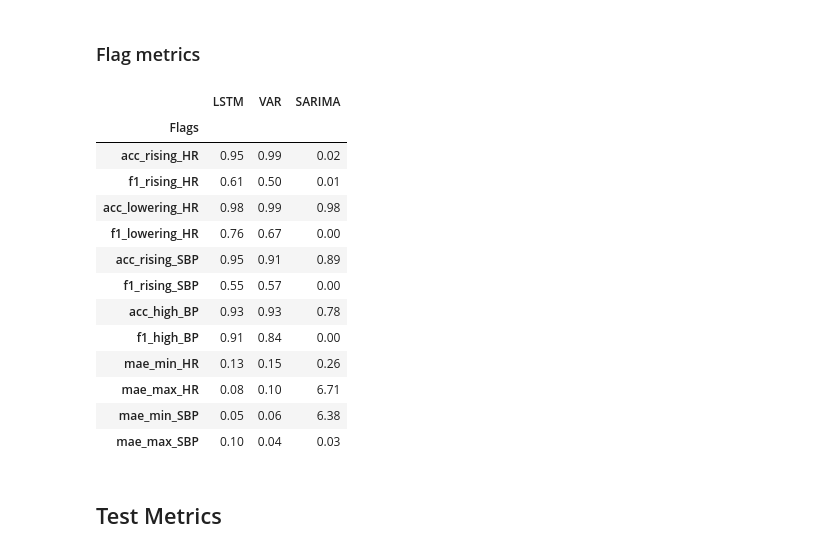
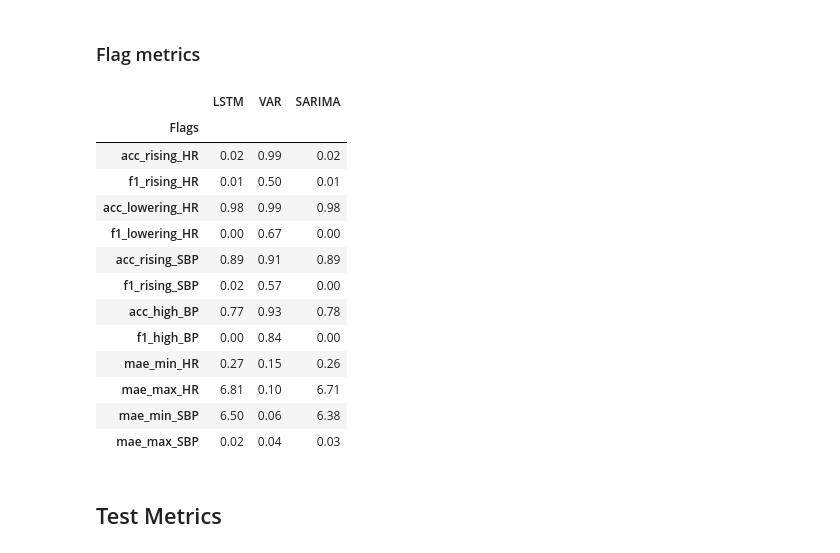
Before and after one commit to PKing70/Sentinel, a Jupyter notebook: VAR/VAR.ipynb, the cells around one changed output. Cells and saved outputs as stored; diff of their text form; code cells hidden in the pictures.

```diff
--- a/VAR/VAR.ipynb
+++ b/VAR/VAR.ipynb
@@ -570,36 +570,38 @@ mae_max_SBP = np.abs(df_flags.pred_max_SBP - df_flags.actual_max_SBP).mean()
 # %%
 # Creates dataframe containing the performance indicators of the three models for the flag-raising algorithm.
 
 algo_metrics = [acc_rising_HR, f1_rising_HR, acc_lowering_HR, f1_lowering_HR, acc_rising_SBP, f1_rising_SBP,
                 acc_high_BP, f1_high_BP, mae_min_HR, mae_max_HR, mae_min_SBP, mae_max_SBP]
 
 algo_metrics_index = ['acc_rising_HR', 'f1_rising_HR', 'acc_lowering_HR', 'f1_lowering_HR', 'acc_rising_SBP',
                       'f1_rising_SBP','acc_high_BP', 'f1_high_BP', 'mae_min_HR', 'mae_max_HR', 'mae_min_SBP',
                       'mae_max_SBP']
 
 df_algo = pd.DataFrame(algo_metrics, index=algo_metrics_index, columns=['VAR'])
 df_algo.index.name = 'Flags'
-df_algo['LSTM'] = [.9546, .6124, .9765, .7596, .9469, .5547, .9315, .9115, .1327, .0768, .0469, .0965]
+df_algo['LSTM'] = [0.01698754246885617, 0.011389521640091117, 0.9818799546998868, 0, 0.8912797281993206,
+                   0.02040816326530612, 0.7746319365798414, 0, 0.2650056625141563, 6.805209513023782,
+                   6.498301245753114, 0.022650056625141562]
 df_algo['SARIMA'] = [0.016042780748663103, 0.008086253369272236, 0.983957219251337, 0, 0.8890374331550802, 0,
                      0.7847593582887701, 0, 0.2606951871657754, 6.711229946524064, 6.3810160427807485, 0.02807486631016043]
 df_algo = df_algo[['LSTM', 'VAR', 'SARIMA']]
 df_algo = np.round(df_algo, 2)
 df_algo
 # %% [output]
 |  | LSTM | VAR | SARIMA |
 | Flags |  |  |  |
-| acc_rising_HR | 0.95 | 0.99 | 0.02 |
-| f1_rising_HR | 0.61 | 0.50 | 0.01 |
+| acc_rising_HR | 0.02 | 0.99 | 0.02 |
+| f1_rising_HR | 0.01 | 0.50 | 0.01 |
 | acc_lowering_HR | 0.98 | 0.99 | 0.98 |
-| f1_lowering_HR | 0.76 | 0.67 | 0.00 |
-| acc_rising_SBP | 0.95 | 0.91 | 0.89 |
-| f1_rising_SBP | 0.55 | 0.57 | 0.00 |
-| acc_high_BP | 0.93 | 0.93 | 0.78 |
-| f1_high_BP | 0.91 | 0.84 | 0.00 |
-| mae_min_HR | 0.13 | 0.15 | 0.26 |
-| mae_max_HR | 0.08 | 0.10 | 6.71 |
-| mae_min_SBP | 0.05 | 0.06 | 6.38 |
-| mae_max_SBP | 0.10 | 0.04 | 0.03 |
+| f1_lowering_HR | 0.00 | 0.67 | 0.00 |
+| acc_rising_SBP | 0.89 | 0.91 | 0.89 |
+| f1_rising_SBP | 0.02 | 0.57 | 0.00 |
+| acc_high_BP | 0.77 | 0.93 | 0.78 |
+| f1_high_BP | 0.00 | 0.84 | 0.00 |
+| mae_min_HR | 0.27 | 0.15 | 0.26 |
+| mae_max_HR | 6.81 | 0.10 | 6.71 |
+| mae_min_SBP | 6.50 | 0.06 | 6.38 |
+| mae_max_SBP | 0.02 | 0.04 | 0.03 |
 # %% [markdown]
 ## Test Metrics
 # %%
```
Also changed, not shown: parts of 1 cell of this notebook.
